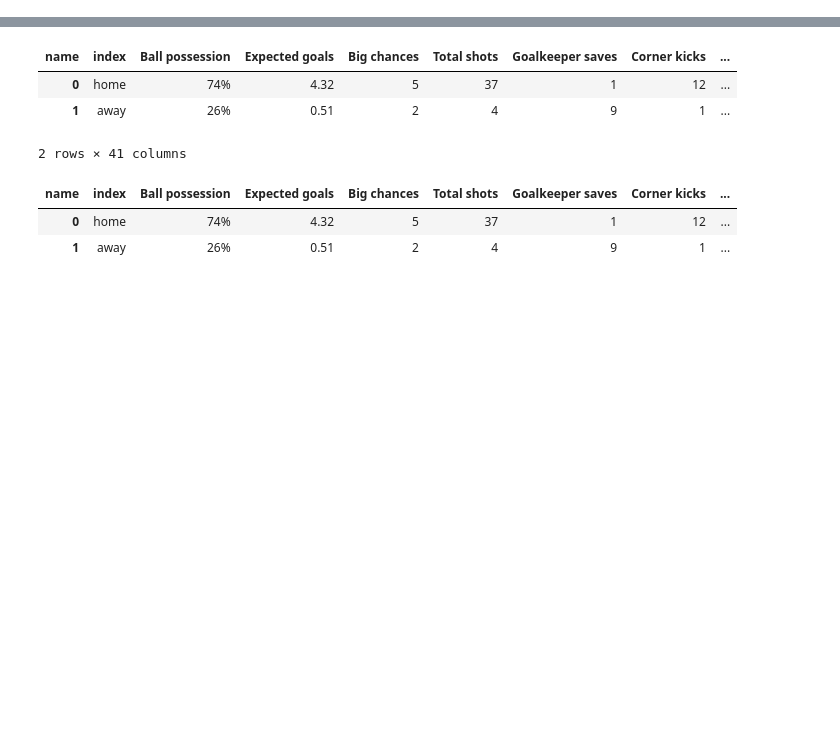
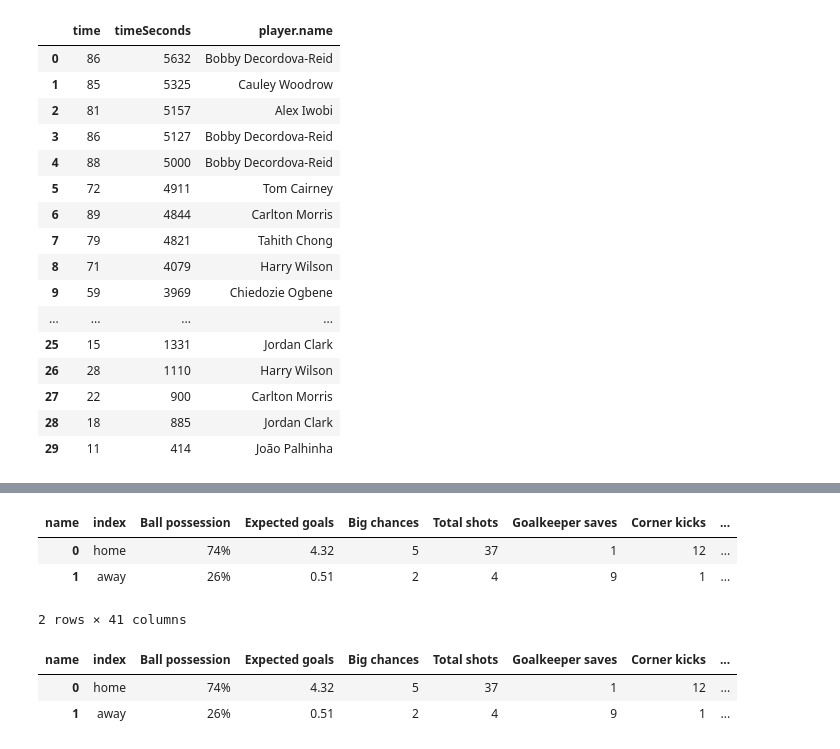
Before and after one commit to Calvinzheng123/sofascore-scrape, a Jupyter notebook: sofascore.ipynb, the cells around one changed output, grey strips where cells are left out. Cells and saved outputs as stored; diff of their text form; code cells hidden in the pictures; blank space fills up the shorter version.

```diff
--- a/sofascore.ipynb
+++ b/sofascore.ipynb
@@ -5,0 +127,2 @@ import numpy as np
+# %%
+shots = pd.json_normalize(lineups.get('shotmap'))
@@ -5,0 +147,20 @@ import numpy as np
+# %%
+shots[['time', 'timeSeconds', 'player.name']]
+# %% [output]
+|  | time | timeSeconds | player.name |
+| 0 | 86 | 5632 | Bobby Decordova-Reid |
+| 1 | 85 | 5325 | Cauley Woodrow |
+| 2 | 81 | 5157 | Alex Iwobi |
+| 3 | 86 | 5127 | Bobby Decordova-Reid |
+| 4 | 88 | 5000 | Bobby Decordova-Reid |
+| 5 | 72 | 4911 | Tom Cairney |
+| 6 | 89 | 4844 | Carlton Morris |
+| 7 | 79 | 4821 | Tahith Chong |
+| 8 | 71 | 4079 | Harry Wilson |
+| 9 | 59 | 3969 | Chiedozie Ogbene |
+| ... | ... | ... | ... |
+| 25 | 15 | 1331 | Jordan Clark |
+| 26 | 28 | 1110 | Harry Wilson |
+| 27 | 22 | 900 | Carlton Morris |
+| 28 | 18 | 885 | Jordan Clark |
+| 29 | 11 | 414 | João Palhinha |
```
Also changed, not shown: parts of 20 cells of this notebook.
